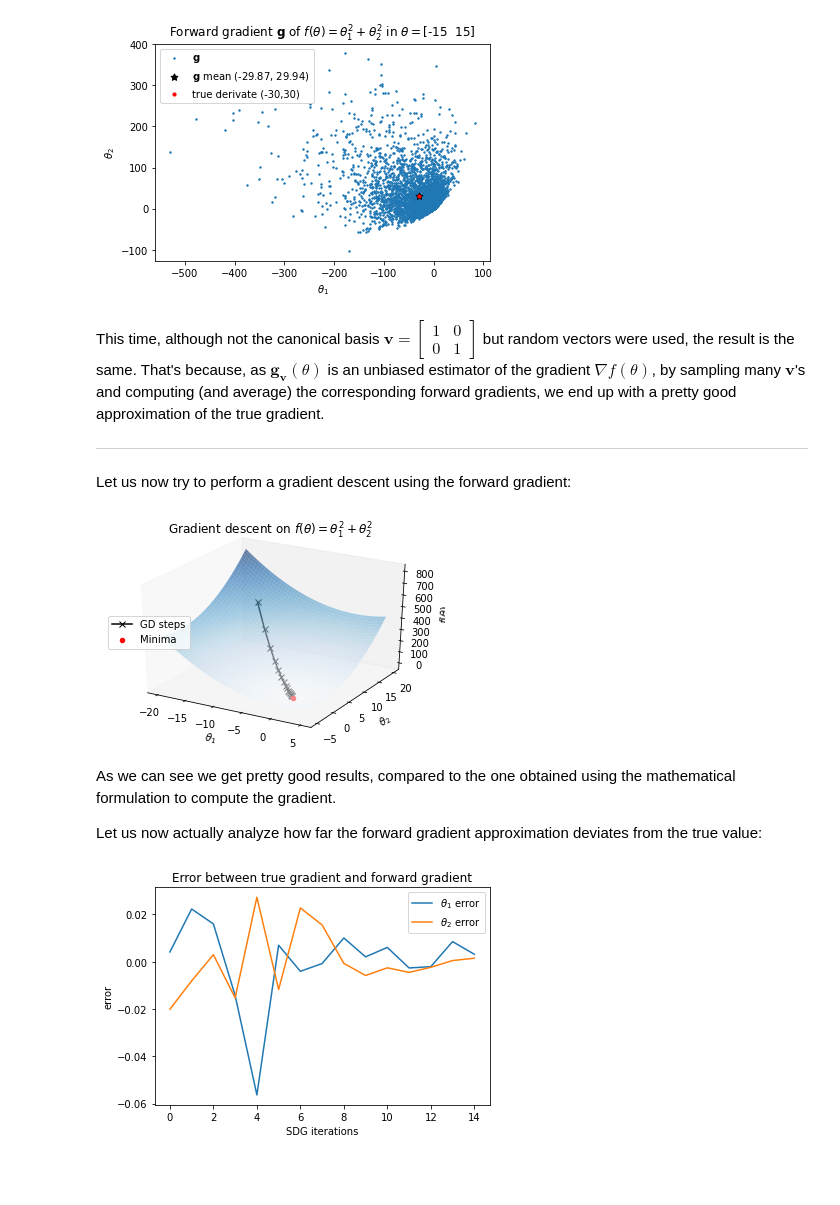
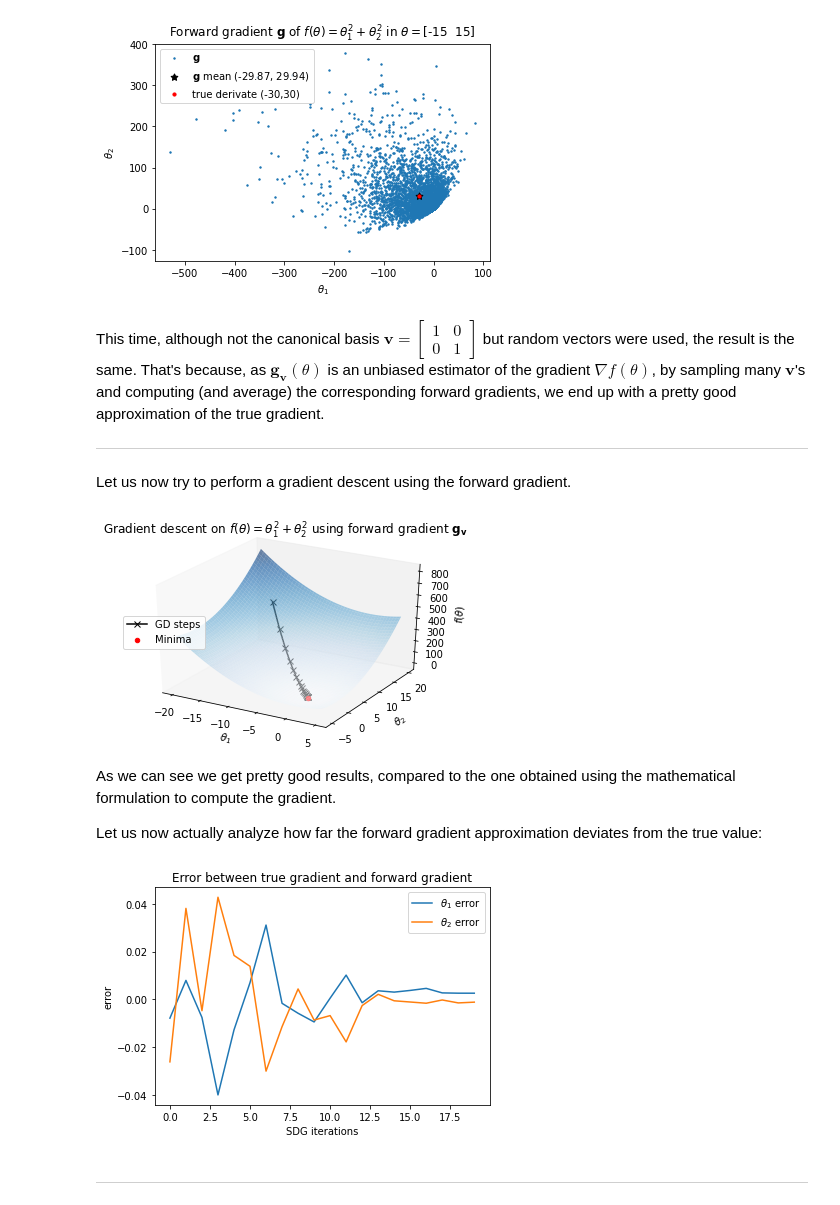
Before and after one commit to luigi-ga/GradientsWithoutBackpropagation, a Jupyter notebook: NN_Project.ipynb, the cells around one changed output. Saved outputs shown, nothing was run; the diff lists cells and outputs as text; code cells hidden in the pictures; blank space fills up the shorter version.

```diff
--- a/NN_Project.ipynb
+++ b/NN_Project.ipynb
@@ -195,6 +195,9 @@ As an example, you can observe the iterations of the Gradient Descent (**GD**) a
 # %%
 # Define the initial values of theta
 theta0 = np.array([-15, 15])
+
+# Define SDG iterations number
+iters = 20
 
 # Define the function
 def f(theta):
@@ -217,7 +220,7 @@ grads = list()
 
 # Perform gradient descent and save points in theta_list
 theta_list = [theta0.copy()]
-for i in range(15):
+for i in range(iters):
     grad = gradient(theta0)
     grads.append(grad)
     theta0 = theta0 - alpha * grad
@@ -329,7 +332,7 @@ This time, although not the canonical basis $\mathbf{v}=\begin{bmatrix} 1 & 0\\
 
 ---
 
-Let us now try to perform a gradient descent using the forward gradient:
+Let us now try to perform a gradient descent using the forward gradient.
 # %%
 # Define the initial values of theta
 theta0 = np.array([-15, 15])
@@ -338,6 +341,7 @@ theta0 = np.array([-15, 15])
 def f(theta):
     return theta[0]**2 + theta[1]**2
 
+# This alternative function will be used to compute gradients
 def f_grad(theta):
     return theta[:,0]**2 + theta[:,1]**2
 
@@ -350,36 +354,36 @@ T1, T2 = np.meshgrid(t1, t2)
 alpha = 0.1
 
 # Initialize list of gradients
 fwd_grads = list()
 
 # Perform gradient descent and save points in theta_list
 theta_list = [theta0.copy()]
-for i in range(15):
+for i in range(iters):
     grad = fwd_grad(f_grad, np.random.randn(1_000_000, 2), np.array([theta0])).mean(axis=0)
     fwd_grads.append(grad)
     theta0 = theta0 - alpha * grad
     theta_list.append(theta0.copy())
 theta_list = np.array(theta_list)
 fwd_grads = np.array(fwd_grads)
 
 # Create a plot, disable grid, and add a title
 ax = plt.axes(projection='3d')
 ax.grid(False)
-plt.title(r"Gradient descent on $f(\theta)=\theta_1^2+\theta_2^2$")
+plt.title(r"Gradient descent on $f(\theta)=\theta_1^2+\theta_2^2$ using forward gradient $\mathbf{g}_\mathbf{v}$")
 
 # Plot f, GD steps and minima
 ax.plot_surface(T1, T2, f([T1, T2]), cmap='Blues', alpha=0.6)
 ax.plot(theta_list[:, 0], theta_list[:, 1], f([*theta_list.T]), '-x', color='black', label="GD steps", alpha=1)
 ax.scatter(0, 0, 0, color='r', label='Minima')
 
 # Add labels and legend
 ax.set_xlabel(r'$\theta_1$')
 ax.set_ylabel(r'$\theta_2$')
 ax.set_zlabel(r'$f(\theta)$')
 plt.legend(loc='center left')
 plt.show()
 # %% [output]
-[figure, old version]
+[figure, new version]
 # %% [markdown]
 As we can see we get pretty good results, compared to the one obtained using the mathematical formulation to compute the gradient.
 
@@ -394,4 +398,6 @@ plt.ylabel('error')
 plt.legend()
 plt.show()
 # %% [output]
-[figure, old version]
+[figure, new version]
+# %% [markdown]
+---
```
Also changed, not shown: parts of 7 cells of this notebook.
